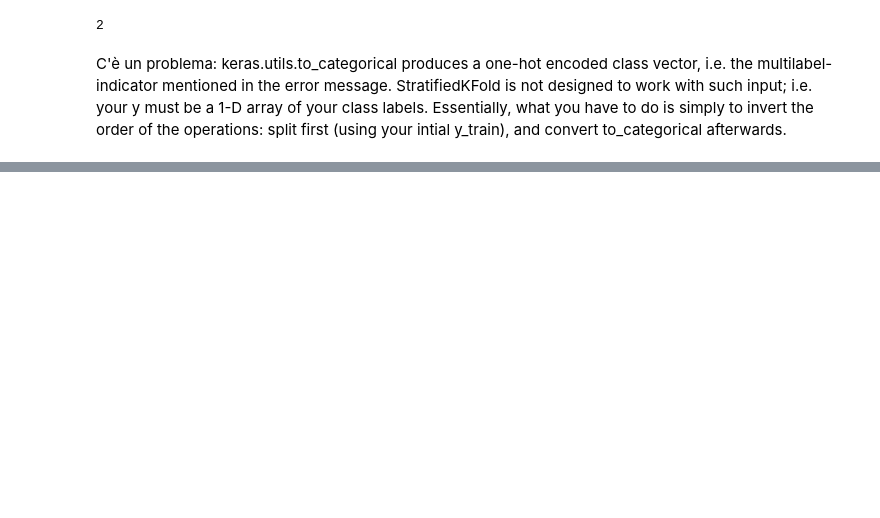
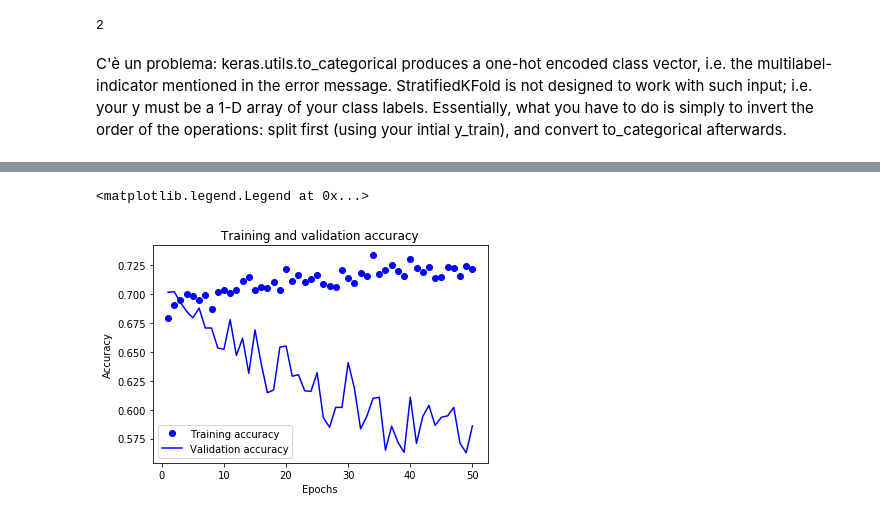
Before and after one commit to leonardoub/SCRIPT_PALERMO, a Jupyter notebook: Hyperparameter_optimization_classification.ipynb, the cells around one changed output, grey strips where cells are left out. Drawn from its saved outputs; the diff is of its cells as text; code cells hidden in the pictures; blank space fills up the shorter version.

```diff
--- a/Hyperparameter_optimization_classification.ipynb
+++ b/Hyperparameter_optimization_classification.ipynb
@@ -303,7 +399,10 @@ plt.legend()
 # %%
-plt.plot(epochs, average_acc_history, 'bo', label='Training accuracy')
-plt.plot(epochs, average_val_acc_history, 'b', label='Validation accuracy')
+plt.plot(epochs, average_acc_history_RS, 'bo', label='Training accuracy')
+plt.plot(epochs, average_val_acc_history_RS, 'b', label='Validation accuracy')
 plt.title('Training and validation accuracy')
 plt.xlabel('Epochs')
 plt.ylabel('Accuracy')
 plt.legend()
+# %% [output]
+<matplotlib.legend.Legend at 0x...>
+[figure, added]
```
Also changed, not shown: parts of 26 cells of this notebook.
